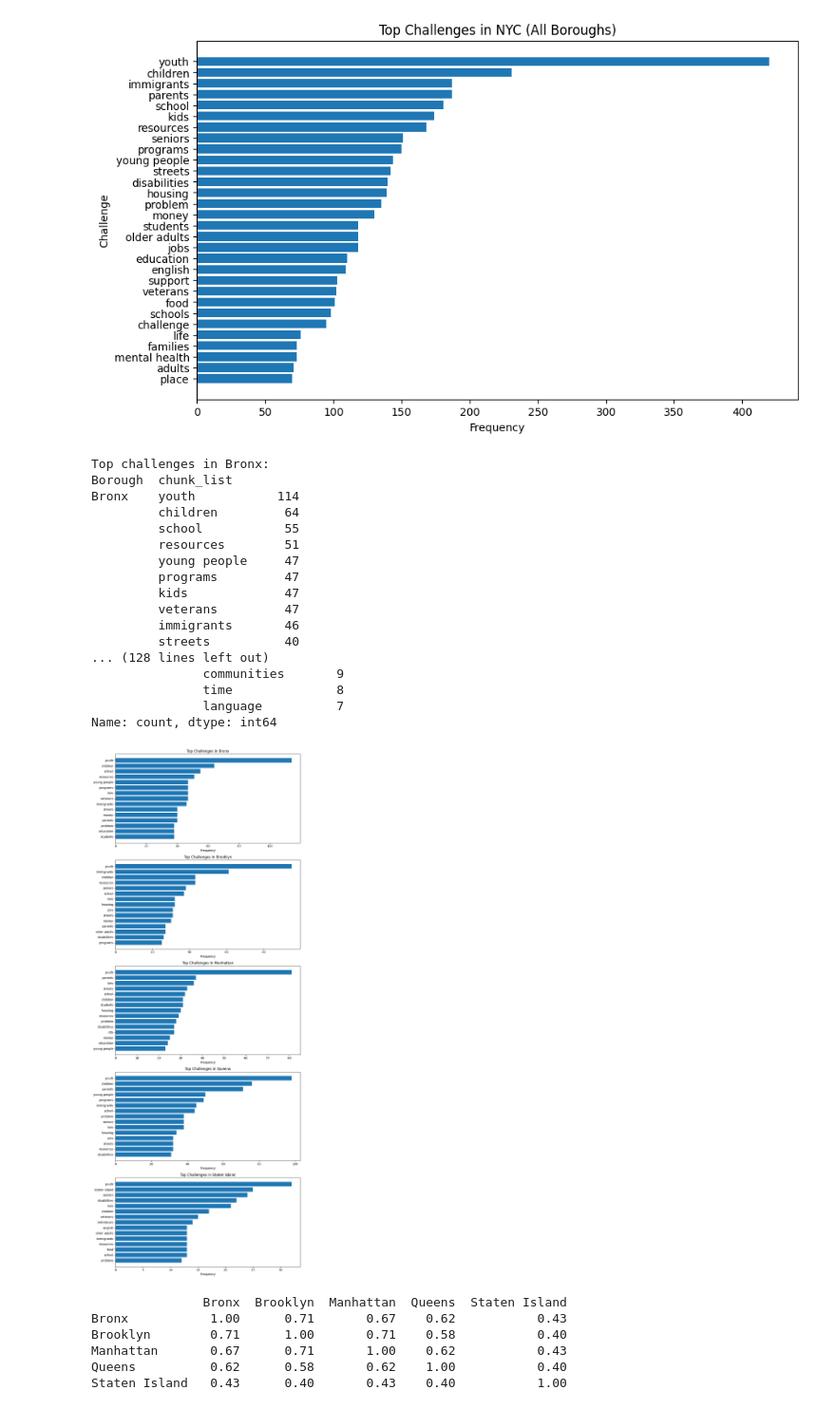
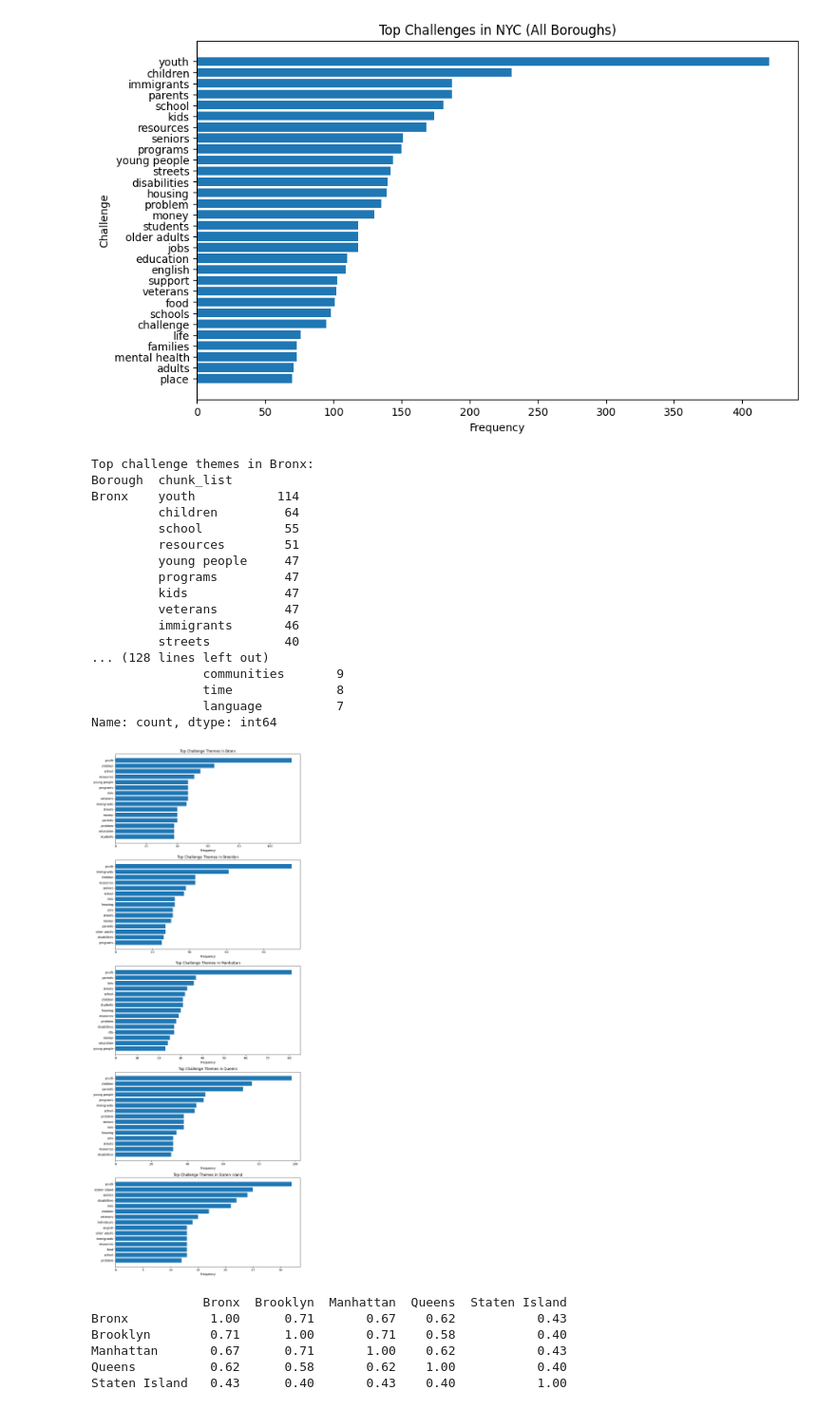
Before and after one commit to nicholas-tankiang/health-datathon, a Jupyter notebook: eda_datathon.ipynb, the cells around one changed output. Shown at 95% size. Cells and saved outputs as stored; diff of their text form; code cells hidden in the pictures.

```diff
--- a/eda_datathon.ipynb
+++ b/eda_datathon.ipynb
@@ -145,7 +145,7 @@ df[['Challenge', 'Solution']] = df[['Challenge', 'Solution']].apply(
 # noun chunk extraction
 # removes pronouns and stop words from results
 # also remove custom stop phrases that were common
-STOP_PHRASES = {"people", "nyc", "the bronx", "a lot", "lack", "community", "bronx", "need", "help", "access", "lot"}
+STOP_PHRASES = {"people", "nyc", "the bronx", "a lot", "lack", "community", "bronx", "need", "help", "access", "lot", "staten island", "queens"}
 
 def extract_noun_chunk(text):
     doc = nlp(text.lower())
@@ -250,36 +250,36 @@ boroughs = borough_counts.index.get_level_values(0).unique()
 
 fig, axes = plt.subplots(len(boroughs), 1, figsize=(10, 5*len(boroughs)))
 
 for i, borough in enumerate(boroughs):
     # top 15 per borough
     top_chunks = borough_counts[borough].head(15)
     labels = top_chunks.index
     values = top_chunks.values
     axes[i].barh(labels[::-1], values[::-1])
-    axes[i].set_title(f"Top Challenges in {borough}")
+    axes[i].set_title(f"Top Challenge Themes in {borough}")
     axes[i].set_xlabel("Frequency")
 
 plt.tight_layout()
 plt.show()
 # %% [output]
-Top challenges in Bronx:
+Top challenge themes in Bronx:
 Borough  chunk_list
 Bronx    youth           114
          children         64
          school           55
          resources        51
          young people     47
          programs         47
          kids             47
          veterans         47
          immigrants       46
          streets          40
 ... (128 lines left out)
                communities       9
                time              8
                language          7
 Name: count, dtype: int64
-[figure, old version]
+[figure, new version]
 # %%
 # Jaccard Similarity: Comparison of similarity between borough results
 # Treat each borough’s top noun chunks as a set
```
